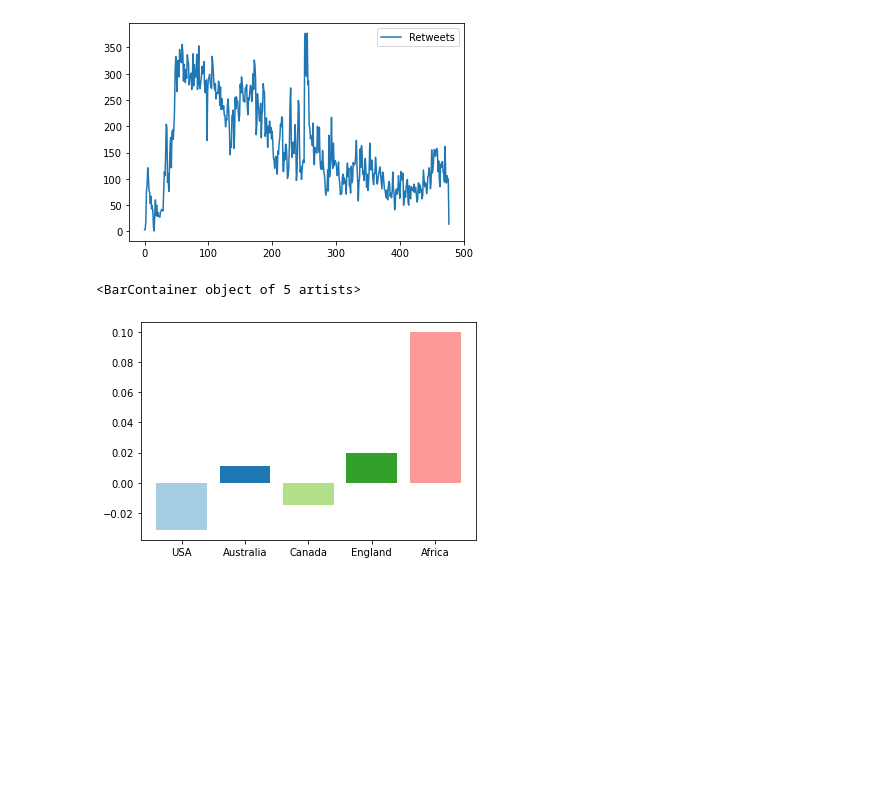
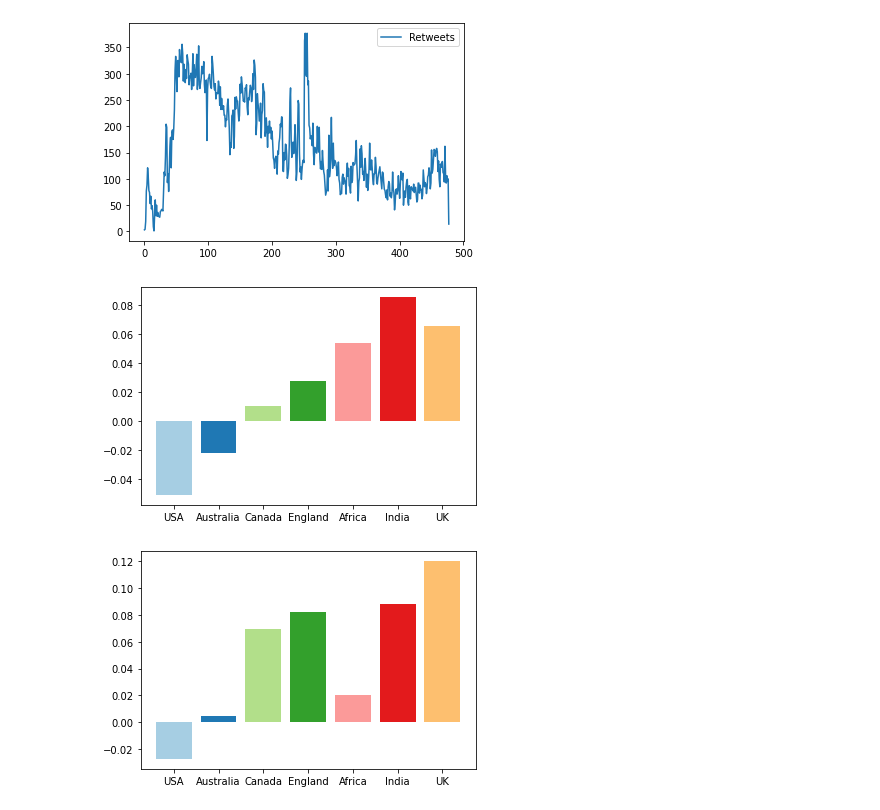
Before and after one commit to Buzzerage/SD_BigDataChallenge, a Jupyter notebook: notebook/queries.ipynb, the cells around one changed output. Cells and saved outputs as stored; diff of their text form; code cells hidden in the pictures; blank space fills up the shorter version.

```diff
--- a/notebook/queries.ipynb
+++ b/notebook/queries.ipynb
@@ -80,14 +81,24 @@ retweets.plot()
 [figure]
 # %%
 # Sentimients in certain locations
-locationSentiments = pd.concat([fulldf['Sentiment'],fulldf['location']], axis=1, keys=['Sentiment', 'Location']).groupby(fulldf["location"]).mean().reset_index()
-
-locations = ["USA", "Australia", "Canada", "England", "Africa"]
+locationSentiments = pd.concat([fulldf['Sentiment'],fulldf['location']], axis=1, keys=['Sentiment', 'Location'])
+locationSentiments = locationSentiments.dropna()
+locations = ["USA", "Australia", "Canada", "England", "Africa", "India", "UK"]
 values = []
 for l in locations:
-    values.append(locationSentiments[(locationSentiments['location'].str.contains(l))].mean()["Sentiment"])
-plt.bar(locations, values, color=plt.cm.Paired(np.arange(len(locationsDf))))
+    values.append(locationSentiments[(locationSentiments['Location'].str.contains(l))].mean()["Sentiment"])
+plt.bar(locations, values, color=plt.cm.Paired(np.arange(len(locationSentiments))))
+plt.show()
+
+# Sentiments in certain locations (only non-retweets)
+nonRetweets = fulldf[(fulldf['Retweet'] == False)]
+nonRetweets = nonRetweets.dropna()
+values = []
+for l in locations:
+    values.append(nonRetweets[(nonRetweets['location'].str.contains(l))].mean()["Sentiment"])
+plt.bar(locations, values, color=plt.cm.Paired(np.arange(len(nonRetweets))))
+plt.show()
 # %% [output]
-<BarContainer object of 5 artists>
-[figure, old version]
+[figure, new version]
+[figure, added]
 # %%
```
Also changed, not shown: parts of 3 cells of this notebook.
